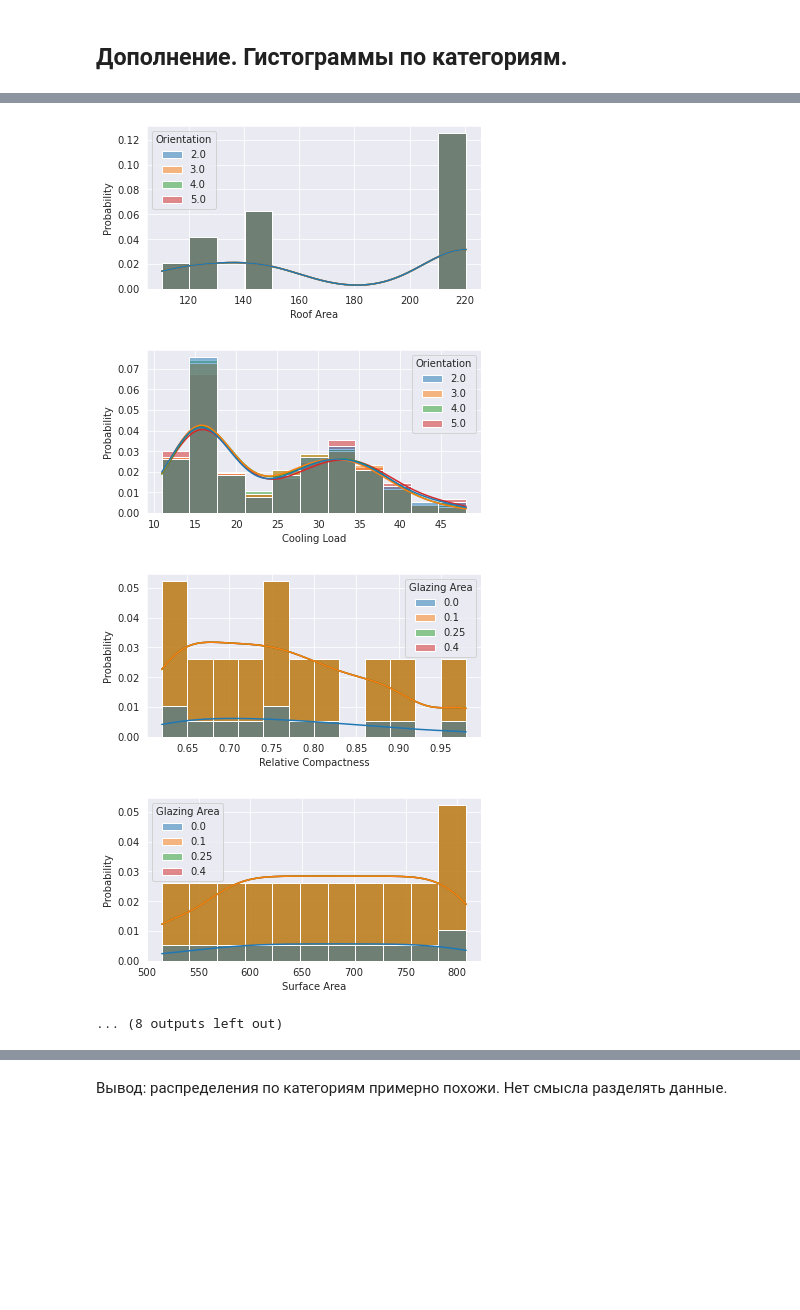
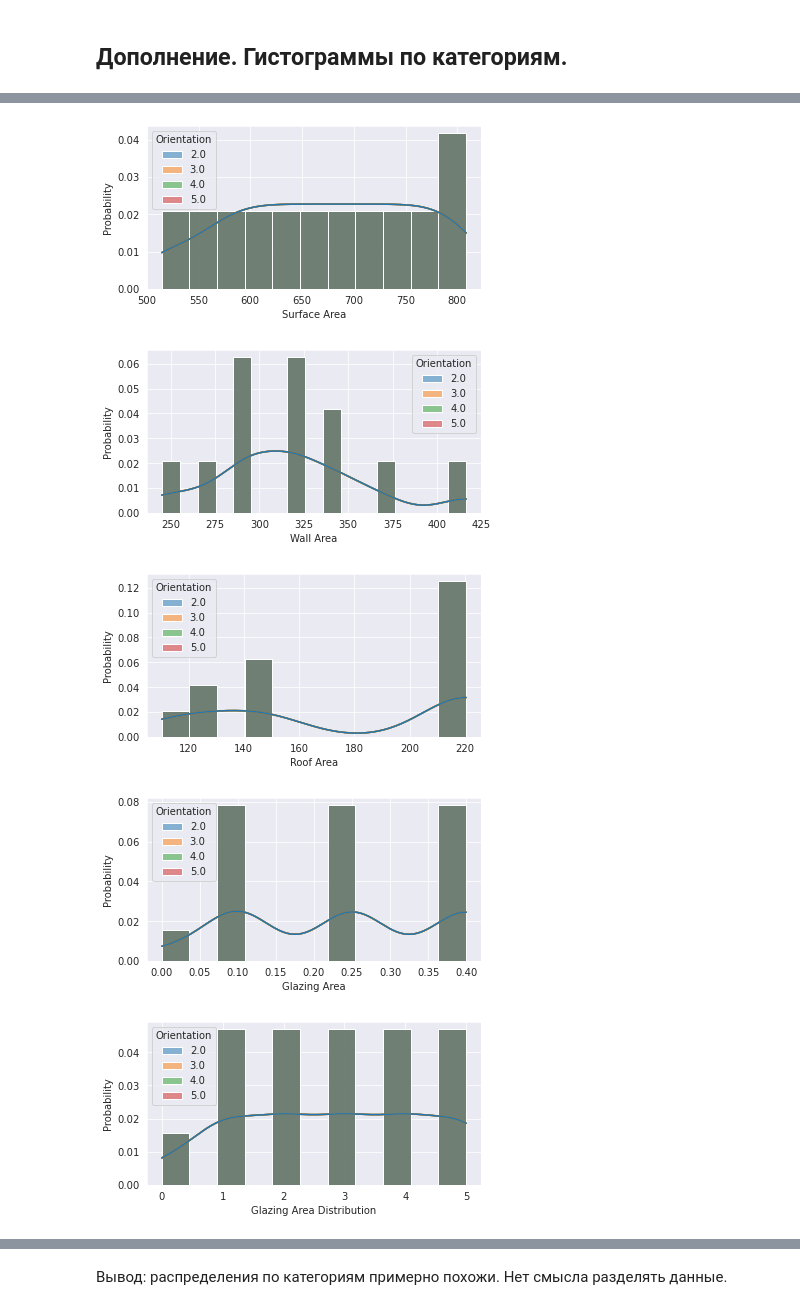
Before and after one commit to mamkakot/okaivd, a Jupyter notebook: okaivd_final_task.ipynb, the cells around one changed output, grey strips where cells are left out. Drawn from its saved outputs; the diff is of its cells as text; code cells hidden in the pictures; blank space fills up the shorter version.

```diff
--- a/okaivd_final_task.ipynb
+++ b/okaivd_final_task.ipynb
@@ -290,15 +286,15 @@ numerical_names_2 = ['Relative Compactness',
                      'Surface Area',
                      'Wall Area',
                      'Roof Area',
+                     'Glazing Area',
+                     'Glazing Area Distribution',
                      'Cooling Load']
 categorical_names_2 = ['Overall Height',
-                       'Orientation',
-                       'Glazing Area',
-                       'Glazing Area Distribution']
+                       'Orientation',]
 # %%
 data_raw_2 = data_raw.copy()
 for c_n in categorical_names_2:
-    data_raw_2[c_n] = data_raw_2[c_n].fillna(value=data_raw_2[c_n].median())
+    data_raw_2[c_n] = data_raw_2[c_n].astype('category')
 data_raw_2.info()
 # %% [output]
 <class 'pandas.core.frame.DataFrame'>
@@ -320,4 +315,0 @@ memory usage: 54.1 KB
-# %%
-for c_n in categorical_names_2:
-    data_raw_2[c_n] = data_raw_2[c_n].astype('category')
-data_raw_2.info()
@@ -341,13 +316,12 @@ memory usage: 33.9 KB
 # %%
 for c_n in categorical_names_2:
-    for col in data_raw_2.columns:
-        if col in numerical_names_2:
-            fig, ax = plt.subplots(figsize=(6, 3))
-            sns.histplot(data=data_raw_2, x=col,
-                         kde=True,
-                         hue=c_n,
-                         stat='probability')
-            plt.show()
+    for col in numerical_names_2:
+        fig, ax = plt.subplots(figsize=(6, 3))
+        sns.histplot(data=data_raw_2, x=data_raw[col],
+                     kde=True,
+                     hue=c_n,
+                     stat='probability')
+        plt.show()
 # %% [output]
 [figure]
 [figure]
@@ -360,5 +334,5 @@ for c_n in categorical_names_2:
-[figure, old version]
+[figure, new version]
-[figure, old version]
+[figure, new version]
-[figure, old version]
+[figure, new version]
-[figure, old version]
+[figure, new version]
-... (8 outputs left out)
+[figure, added]
```
Also changed, not shown: parts of 14 cells of this notebook.
